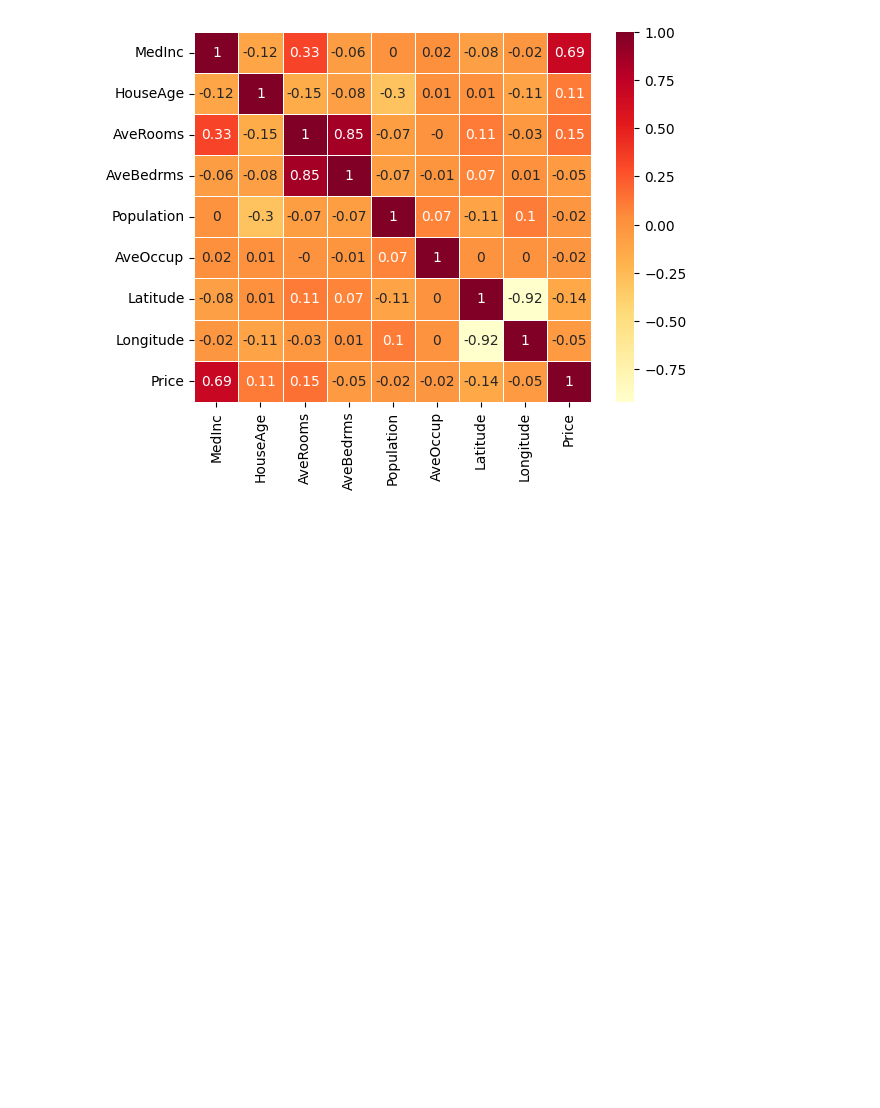
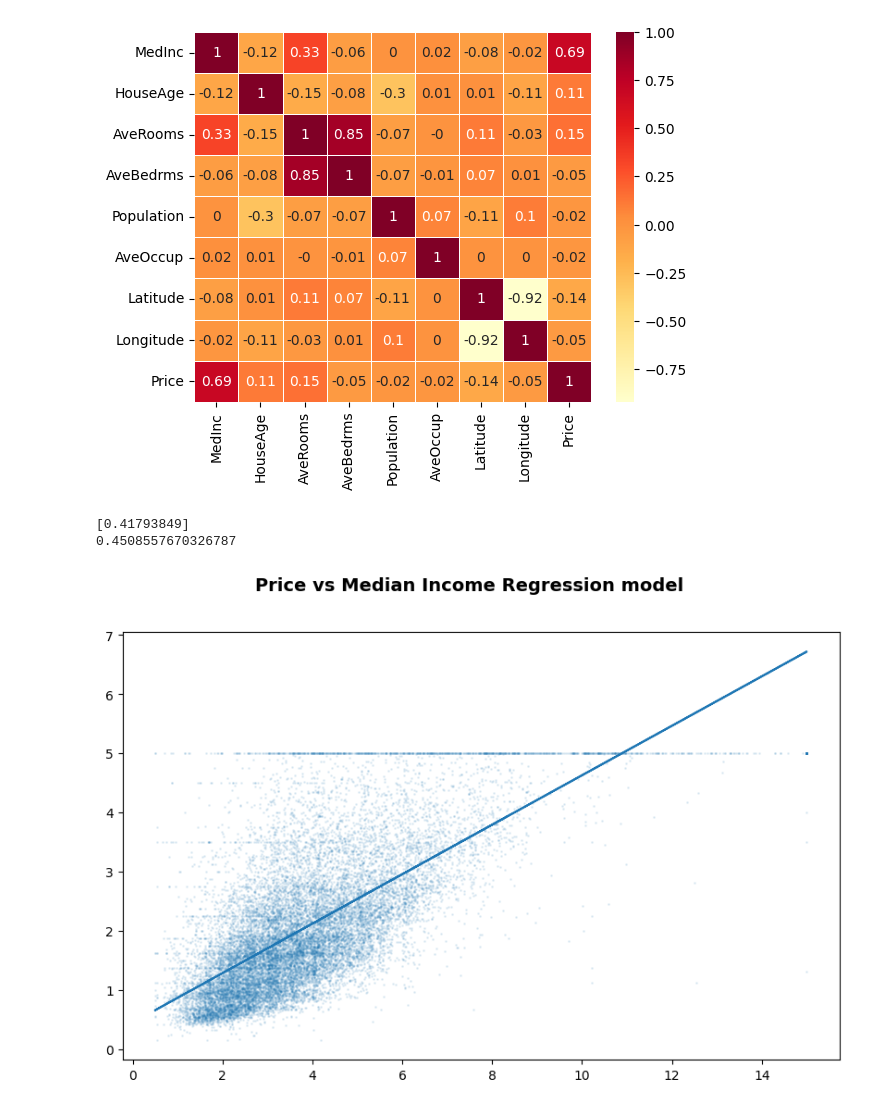
Before and after one commit to harshdubs/python-scripts, a Jupyter notebook: Correlation_Regression.ipynb, the cells around one changed output. Drawn from its saved outputs; the diff is of its cells as text; code cells hidden in the pictures; blank space fills up the shorter version.

Commit message:
Correlationa nd regression

```diff
--- a/Correlation_Regression.ipynb
+++ b/Correlation_Regression.ipynb
@@ -45,3 +45,35 @@ sns.heatmap(
 plt.show()
 # %% [output]
 [figure]
+# %%
+from sklearn.linear_model import LinearRegression
+
+reshaped_medinc = df['MedInc'].values.reshape(-1,1)
+
+model = LinearRegression()
+model.fit(X=reshaped_medinc, y= df['Price'])
+
+print(model.coef_)
+print(model.intercept_)
+# %% [output]
+[0.41793849]
+0.4508557670326787
+# %%
+import matplotlib.pyplot as plt
+fig, axes = plt.subplots(1, 1, figsize=(10, 6))
+fig.suptitle('Price vs Median Income Regression model', fontsize=14, fontweight='bold')
+
+plt.scatter(
+        reshaped_medinc,
+        df['Price'],
+        alpha=0.1,
+        s=1
+    )
+
+predictions = model.predict(reshaped_medinc)
+
+plt.plot(reshaped_medinc,predictions)
+
+plt.show()
+# %% [output]
+[figure, added]
```
Also changed, not shown: parts of 1 cell of this notebook.
